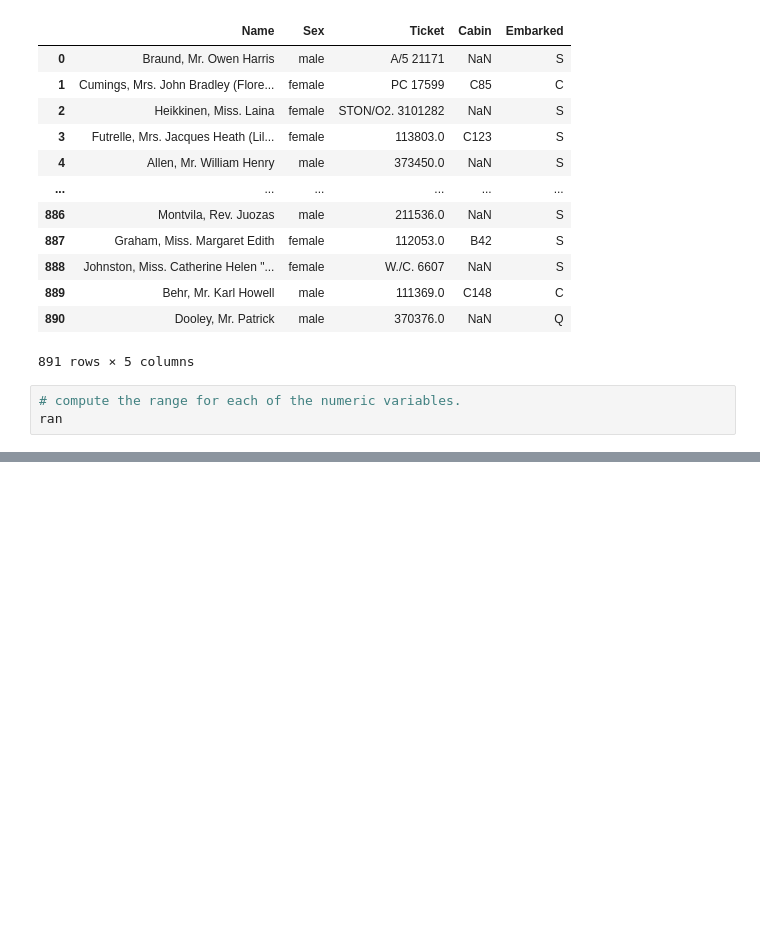
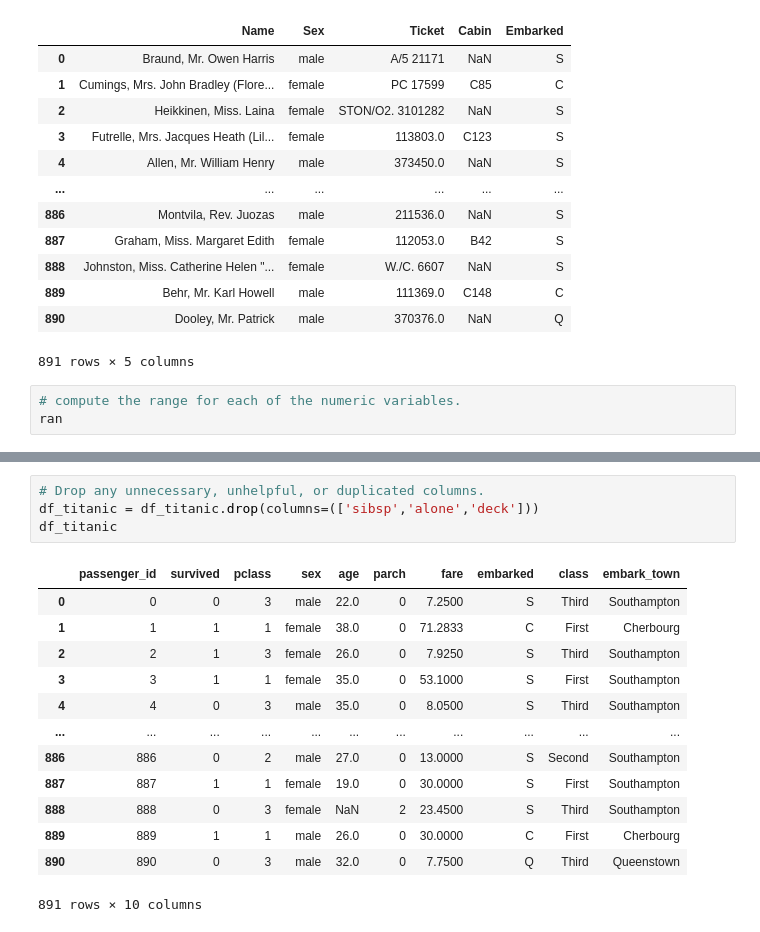
Before and after one commit to cristianibarra1/classification-exercises, a Jupyter notebook: classification-exercises.ipynb, the cells around one changed output, grey strips where cells are left out. Cells and saved outputs as stored; diff of their text form; blank space fills up the shorter version.

```diff
--- a/classification-exercises.ipynb
+++ b/classification-exercises.ipynb
@@ -181,0 +293,18 @@ def get_iris_data():
+# %%
+# Drop any unnecessary, unhelpful, or duplicated columns.
+df_titanic = df_titanic.drop(columns=(['sibsp','alone','deck']))
+df_titanic
+# %% [output]
+|  | passenger_id | survived | pclass | sex | age | parch | fare | embarked | class | embark_town |
+| 0 | 0 | 0 | 3 | male | 22.0 | 0 | 7.2500 | S | Third | Southampton |
+| 1 | 1 | 1 | 1 | female | 38.0 | 0 | 71.2833 | C | First | Cherbourg |
+| 2 | 2 | 1 | 3 | female | 26.0 | 0 | 7.9250 | S | Third | Southampton |
+| 3 | 3 | 1 | 1 | female | 35.0 | 0 | 53.1000 | S | First | Southampton |
+| 4 | 4 | 0 | 3 | male | 35.0 | 0 | 8.0500 | S | Third | Southampton |
+| ... | ... | ... | ... | ... | ... | ... | ... | ... | ... | ... |
+| 886 | 886 | 0 | 2 | male | 27.0 | 0 | 13.0000 | S | Second | Southampton |
+| 887 | 887 | 1 | 1 | female | 19.0 | 0 | 30.0000 | S | First | Southampton |
+| 888 | 888 | 0 | 3 | female | NaN | 2 | 23.4500 | S | Third | Southampton |
+| 889 | 889 | 1 | 1 | male | 26.0 | 0 | 30.0000 | C | First | Cherbourg |
+| 890 | 890 | 0 | 3 | male | 32.0 | 0 | 7.7500 | Q | Third | Queenstown |
+891 rows × 10 columns
```
Also changed, not shown: parts of 19 cells of this notebook.
